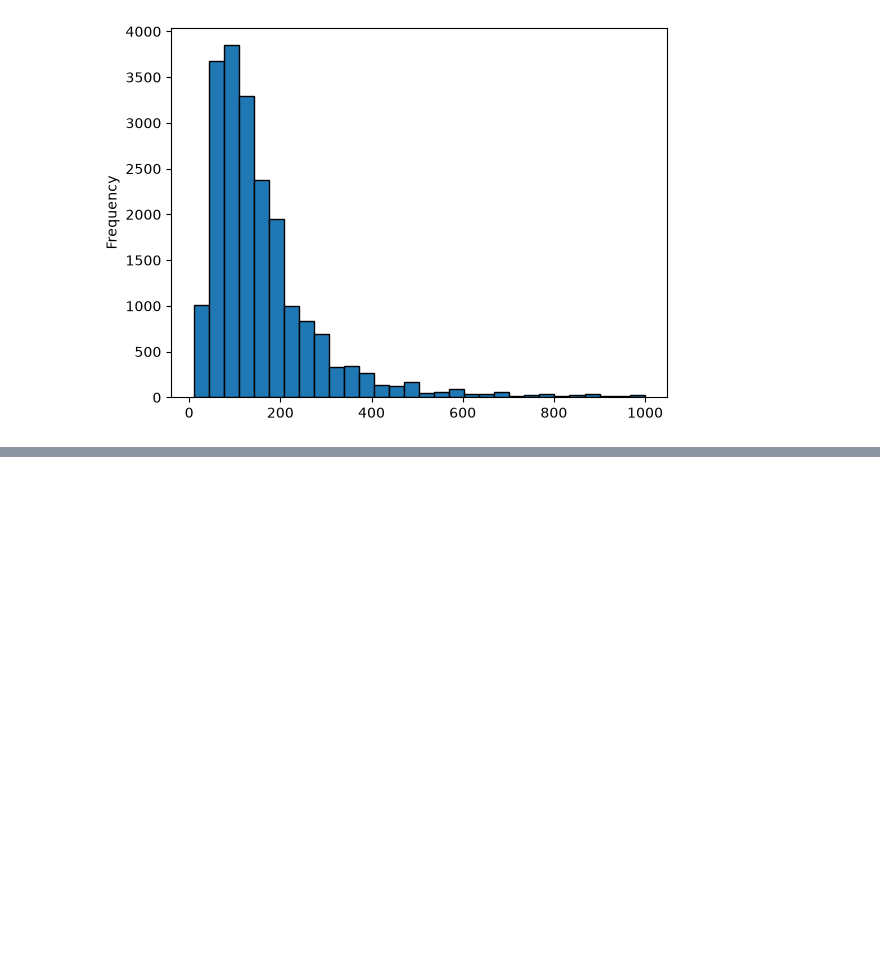
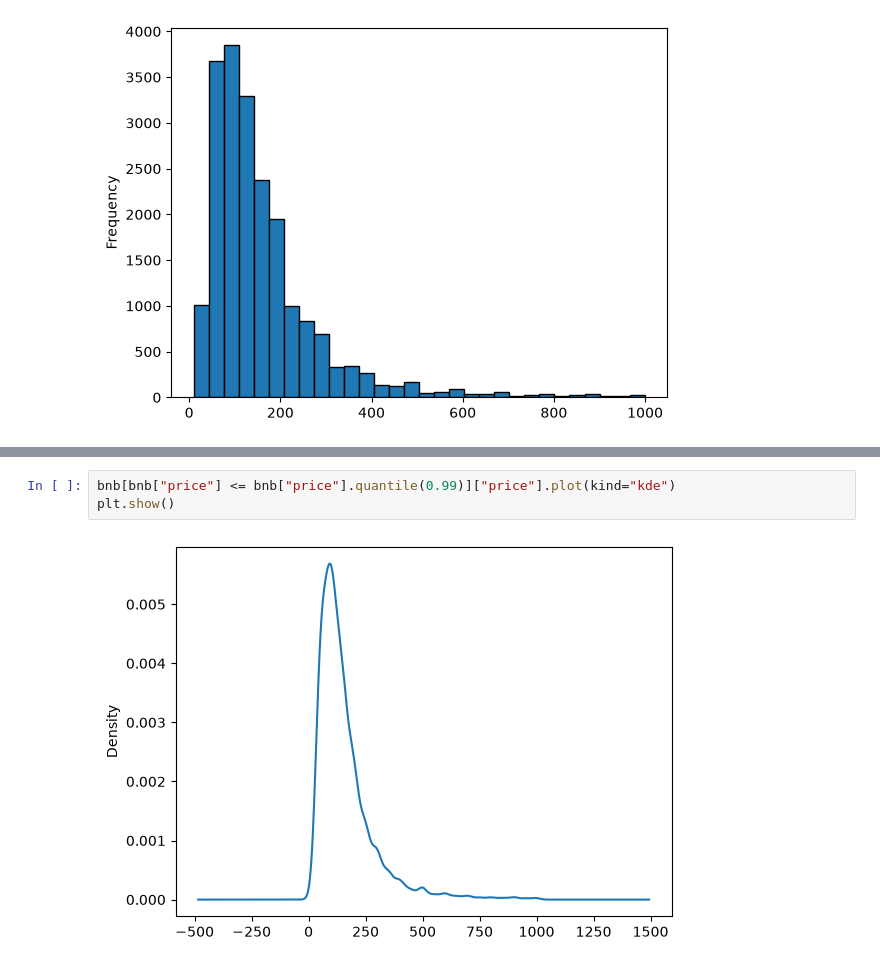
Before and after one commit to mus9090/pandas-practice, a Jupyter notebook: 03-pandas-eda.ipynb, the cells around one changed output, grey strips where cells are left out. Cells and saved outputs as stored; diff of their text form; blank space fills up the shorter version.

```diff
--- a/03-pandas-eda.ipynb
+++ b/03-pandas-eda.ipynb
@@ -159,0 +182,5 @@ plt.show()
+# %%
+bnb[bnb["price"] <= bnb["price"].quantile(0.99)]["price"].plot(kind="kde")
+plt.show()
+# %% [output]
+[figure, added]
```
Also changed, not shown: parts of 4 cells of this notebook.
